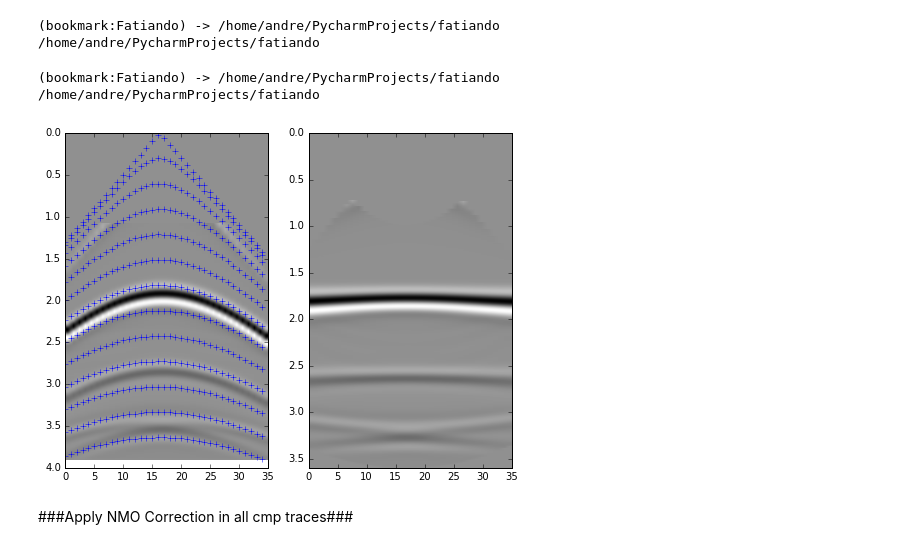
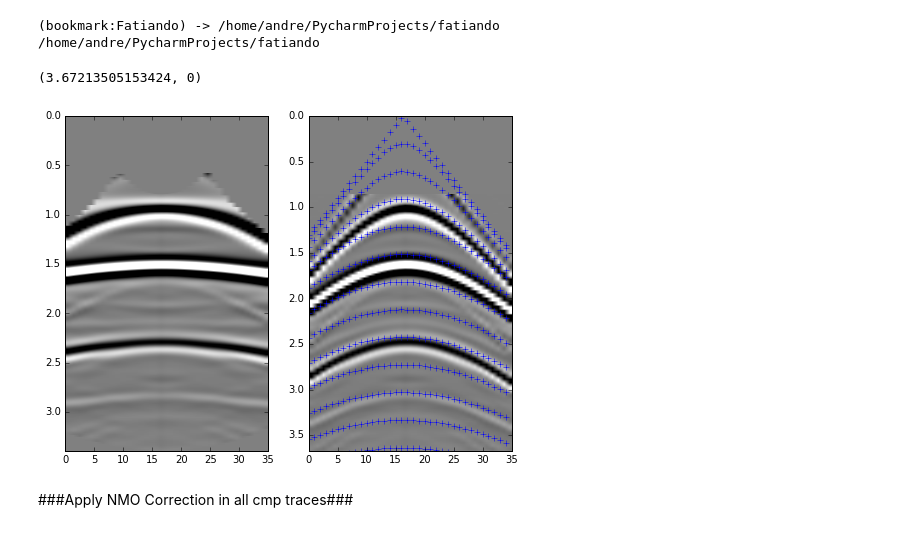
Before and after one commit to eusoubrasileiro/geonumerics, a Jupyter notebook: ipython_notebooks/Geonumerics - Nmo and Rms velocity.ipynb, the cells around one changed output. Saved outputs shown, nothing was run; the diff lists cells and outputs as text; code cells hidden in the pictures.

```diff
--- a/ipython_notebooks/Geonumerics - Nmo and Rms velocity.ipynb
+++ b/ipython_notebooks/Geonumerics - Nmo and Rms velocity.ipynb
@@ -222,5 +247,5 @@ print df_traces.cmp.unique()[190:200]
 # %%
-CMPi = 12825
+CMPi = 8625
 cmpn = df_traces[ df_traces['cmp'] == CMPi  ].traces.values
 cmpnffsets =  df_traces[ df_traces['cmp'] == CMPi  ].abs_offset.values
 cmpn = np.array([ cmpn[i] for i in range(size(cmpn)) ])
@@ -241,14 +271,17 @@ Then filtering to central source frequency **fc = 9 Hz** would be:
 # %%
 from scipy import signal
 from fatiando.vis import mpl
+
+sim_dt = 0.00433034793813
 
 #Now create a lowpass Butterworth to lowpass the source frequency
 fir = signal.firwin(527, 0.15)
 for i in xrange(35):
     cmpn[:, i] = signal.convolve(cmpn[:, i], fir, 'same') # first must be the larger array
 
-cmpn[:250,:] = 0.0 # gambiarra instead of fk for direct arrivals
-figure(figsize=(5, 7))
-mpl.seismic_image(cmpn, vmin=-.001, vmax=0.001, aspect='auto')
-mpl.seismic_wiggle(cmpn, scale=100)
+cmpn[:200,:] = 0.0 # gambiarra instead of fk for direct arrivals
+figure(figsize=(4, 6), dpi=200)
+dt = 0.00433034793813
+mpl.seismic_image(cmpn, dt=1, vmin=-.001, vmax=0.001, aspect='auto')
+mpl.seismic_wiggle(cmpn, dt=1, scale=100)
 # %% [output]
@@ -273,7 +306,7 @@ Convert it to *RMS* velocity
 /home/andre/PycharmProjects/fatiando
 /home/andre/PycharmProjects
 # %%
-CMPi = 256
+CMPi = 172
 
 from PIL import Image
 import numpy as np
@@ -326,6 +359,6 @@ ns = 900 # number of samples
 # %%
-dt = 0.00433034793813
-ns = 900
+dt = sim_dt
+ns = 848
 
 from scipy.interpolate import UnivariateSpline as ispline
 # linear with extrapolation possible, cubic is bad at end and start
@@ -344,22 +377,22 @@ Plot my velocity nmo functions then correct it
 (bookmark:Fatiando) -> /home/andre/PycharmProjects/fatiando
 /home/andre/PycharmProjects/fatiando
 # %%
-%cd Fatiando
 from fatiando.seismic import utils
 
 figure(figsize(8,6))
 pylab.subplot(121)
-utils.plot_vnmo(cmpn, cmpnffsets, svrmsi, dt=dt)
-
-#svrmsi *= 0.92 # small tuning for better stacks
+#svrmsi *= 0.92 # small tuning for better stacks, zero phase and shift problems
+# todo list mentioned before in shotting model
+cmpnmo = utils.nmo(cmpn, cmpnffsets, svrmsi, dt=sim_dt)
+mpl.seismic_image(cmpnmo, aspect='auto', vmin=-0.0005, vmax=0.0005)
+#ylim(ns*sim_dt, 0)
 pylab.subplot(122)
-cmpnmo = utils.nmo(cmpn, cmpnffsets, svrmsi, dt=dt)
-mpl.seismic_image(cmpnmo, aspect='auto')
+utils.plot_vnmo(cmpn, cmpnffsets, svrmsi, dt=sim_dt, vmin=-0.0005, vmax=0.0005)
+ylim(ns*sim_dt, 0)
 #mpl.seismic_wiggle(cmpnmo, scale=200)
 # %% [output]
-(bookmark:Fatiando) -> /home/andre/PycharmProjects/fatiando
-/home/andre/PycharmProjects/fatiando
+(3.67213505153424, 0)
-[figure, old version]
+[figure, new version]
 # %% [markdown]
 ###Apply NMO Correction in all cmp traces###
 # %%
```
Also changed, not shown: parts of 19 cells of this notebook, 1 other file.
